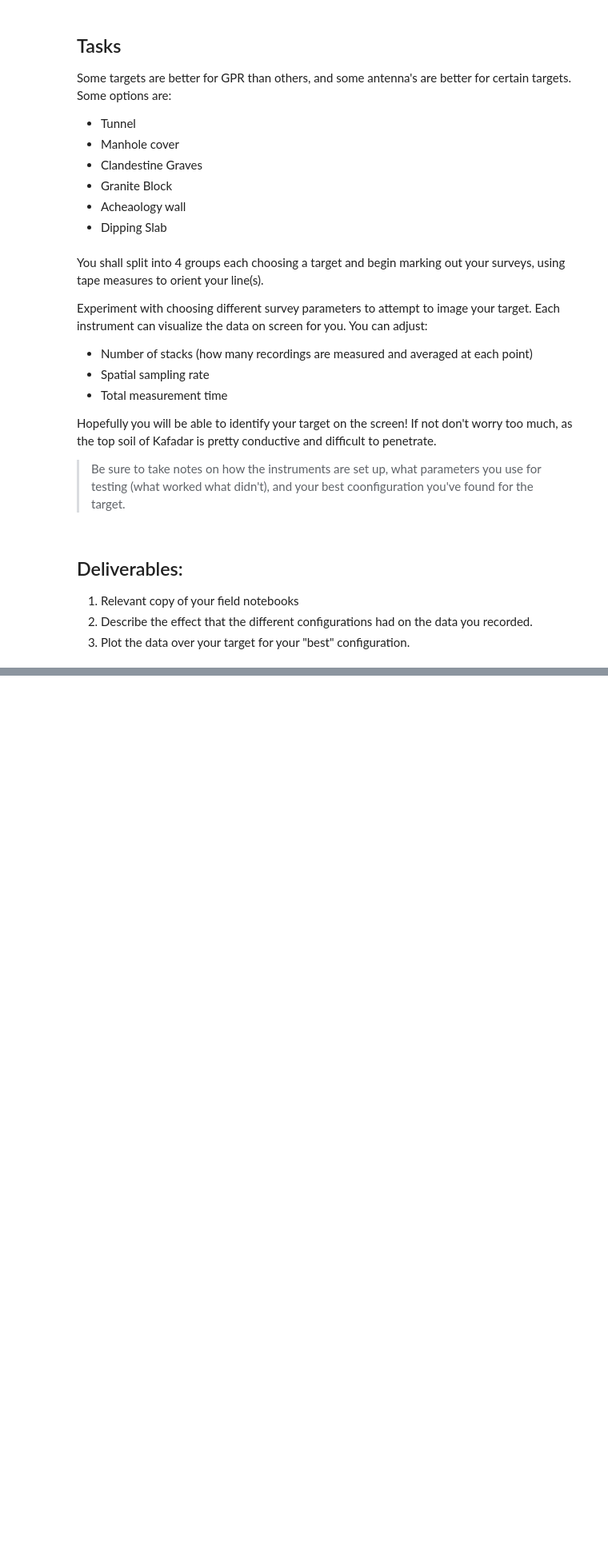
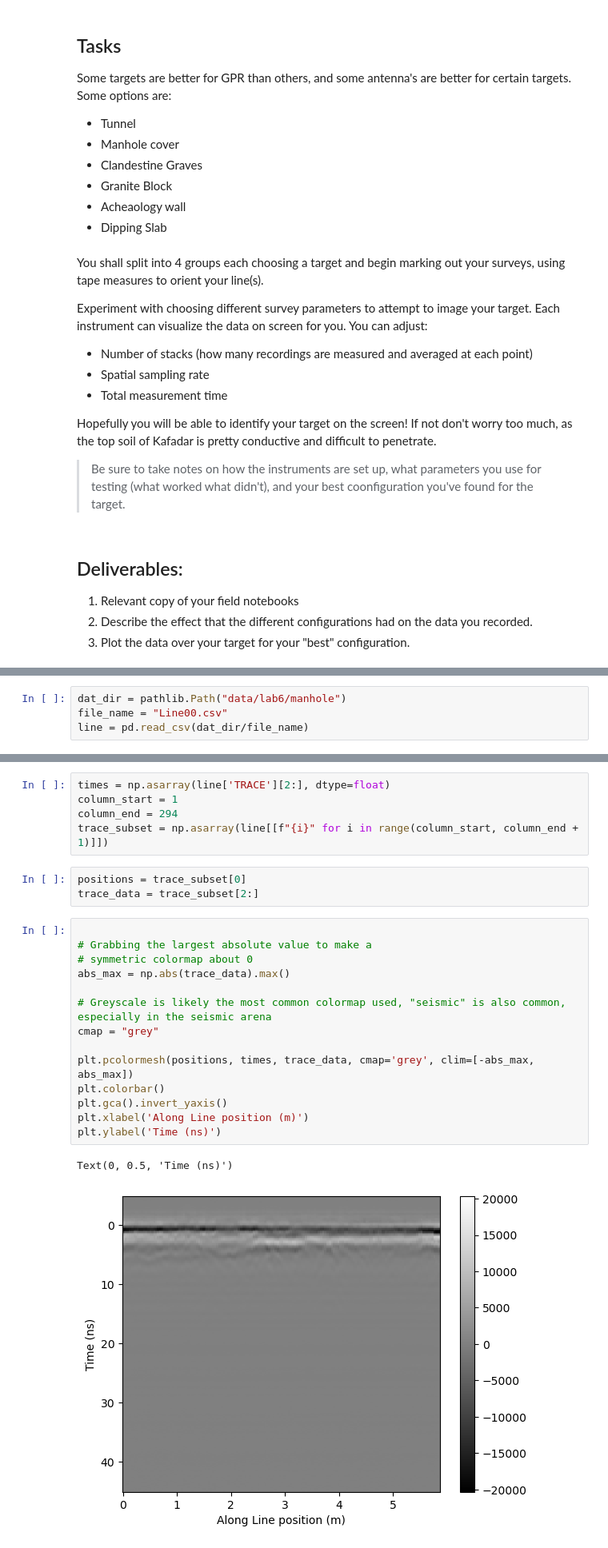
Before and after one commit to jcapriot/gpgn-319, a Jupyter notebook: labs/EM/Lab6-GPR-collection.ipynb, the cells around one changed output, grey strips where cells are left out. Shown at 80% size. Cells and saved outputs as stored; diff of their text form; blank space fills up the shorter version.

Commit message:
add Lab 6 Data

```diff
--- a/labs/EM/Lab6-GPR-collection.ipynb
+++ b/labs/EM/Lab6-GPR-collection.ipynb
@@ -74,0 +84,4 @@ Hopefully you will be able to identify your target on the screen! If not don't w
+# %%
+dat_dir = pathlib.Path("data/lab6/manhole")
+file_name = "Line00.csv"
+line = pd.read_csv(dat_dir/file_name)
@@ -74,0 +104,25 @@ Hopefully you will be able to identify your target on the screen! If not don't w
+# %%
+times = np.asarray(line['TRACE'][2:], dtype=float)
+column_start = 1
+column_end = 294
+trace_subset = np.asarray(line[[f"{i}" for i in range(column_start, column_end + 1)]])
+# %%
+positions = trace_subset[0]
+trace_data = trace_subset[2:]
+# %%
+
+# Grabbing the largest absolute value to make a
+# symmetric colormap about 0
+abs_max = np.abs(trace_data).max()
+
+# Greyscale is likely the most common colormap used, "seismic" is also common, especially in the seismic arena
+cmap = "grey"
+
+plt.pcolormesh(positions, times, trace_data, cmap='grey', clim=[-abs_max, abs_max])
+plt.colorbar()
+plt.gca().invert_yaxis()
+plt.xlabel('Along Line position (m)')
+plt.ylabel('Time (ns)')
+# %% [output]
+Text(0, 0.5, 'Time (ns)')
+[figure, added]
```
Also changed, not shown: parts of 3 cells of this notebook, 39 other files.
